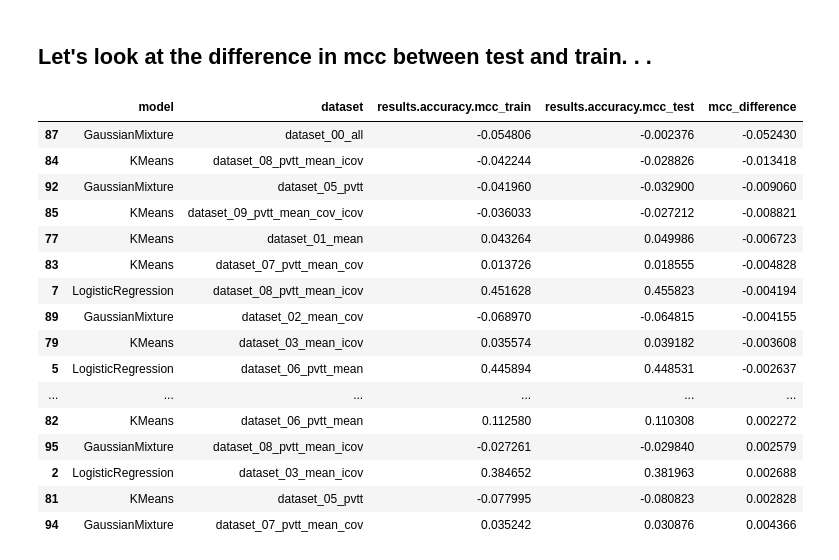
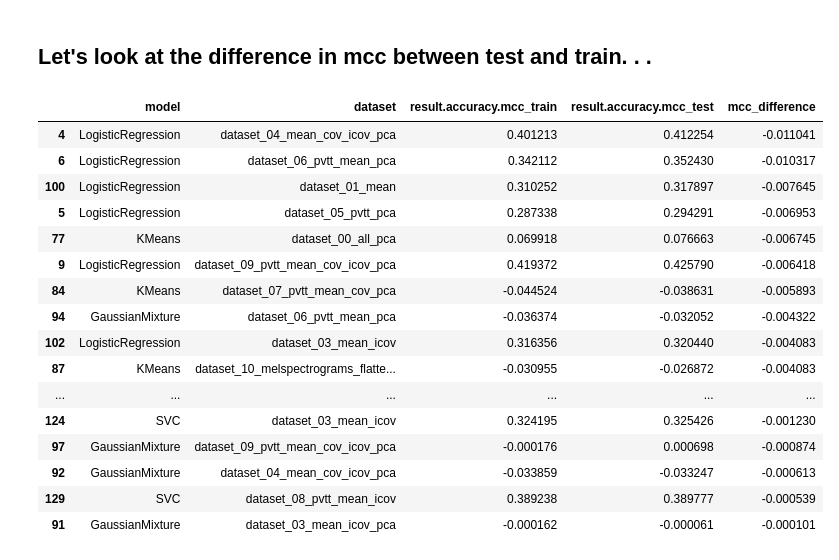
Before and after one commit to RERobbins/mids_w207_music_genre, a Jupyter notebook: member_workspaces/rich/results.ipynb, the cells around one changed output. Drawn from its saved outputs; the diff is of its cells as text; code cells hidden in the pictures.

```diff
--- a/member_workspaces/rich/results.ipynb
+++ b/member_workspaces/rich/results.ipynb
@@ -7,0 +10,2 @@ import pandas as pd
+# %%
+save = results('rich_results.json')
@@ -8,10 +32,4 @@ import pandas as pd
 # %%
-with open("../../member_workspaces/results/rich_results.json") as f:
-    results_dict = json.load(f)
-
-names, results = zip(*results_dict.items())
-df = pd.json_normalize(results)
-df.insert(0, "name", names)
-
+df = save.unnestDataframeLevel(level = 2)
 df
 # %% [output]
@@ -33,12 +48,0 @@ df
-# %%
-df.insert(1, "model", df["name"].str.split("_", n=1, expand=True)[0])
-df.insert(
-    2,
-    "dataset",
-    df["name"]
-    .str.split("_", n=1, expand=True)[1]
-    .str.replace("_train$|_test$", "", regex=True),
-)
-df.insert(3, "phase", df["name"].str.rpartition("_", expand=True)[2])
-
-df
@@ -188,26 +178,26 @@ experiment_df
 # %% [markdown]
 ## Let's look at the difference in mcc between test and train. . .
 # %%
-df = experiment_df.filter(regex="model|dataset|results.accuracy.mcc").copy()
+df = experiment_df.filter(regex="model|dataset|result.accuracy.mcc").copy()
 df["mcc_difference"] = (
-    df["results.accuracy.mcc_train"] - df["results.accuracy.mcc_test"]
+    df["result.accuracy.mcc_train"] - df["result.accuracy.mcc_test"]
 )
 df.sort_values(by=["mcc_difference"])[0:25]
 # %% [output]
-|  | model | dataset | results.accuracy.mcc_train | results.accuracy.mcc_test | mcc_difference |
-| 87 | GaussianMixture | dataset_00_all | -0.054806 | -0.002376 | -0.052430 |
-| 84 | KMeans | dataset_08_pvtt_mean_icov | -0.042244 | -0.028826 | -0.013418 |
-| 92 | GaussianMixture | dataset_05_pvtt | -0.041960 | -0.032900 | -0.009060 |
-| 85 | KMeans | dataset_09_pvtt_mean_cov_icov | -0.036033 | -0.027212 | -0.008821 |
-| 77 | KMeans | dataset_01_mean | 0.043264 | 0.049986 | -0.006723 |
-| 83 | KMeans | dataset_07_pvtt_mean_cov | 0.013726 | 0.018555 | -0.004828 |
-| 7 | LogisticRegression | dataset_08_pvtt_mean_icov | 0.451628 | 0.455823 | -0.004194 |
-| 89 | GaussianMixture | dataset_02_mean_cov | -0.068970 | -0.064815 | -0.004155 |
-| 79 | KMeans | dataset_03_mean_icov | 0.035574 | 0.039182 | -0.003608 |
-| 5 | LogisticRegression | dataset_06_pvtt_mean | 0.445894 | 0.448531 | -0.002637 |
+|  | model | dataset | result.accuracy.mcc_train | result.accuracy.mcc_test | mcc_difference |
+| 4 | LogisticRegression | dataset_04_mean_cov_icov_pca | 0.401213 | 0.412254 | -0.011041 |
+| 6 | LogisticRegression | dataset_06_pvtt_mean_pca | 0.342112 | 0.352430 | -0.010317 |
+| 100 | LogisticRegression | dataset_01_mean | 0.310252 | 0.317897 | -0.007645 |
+| 5 | LogisticRegression | dataset_05_pvtt_pca | 0.287338 | 0.294291 | -0.006953 |
+| 77 | KMeans | dataset_00_all_pca | 0.069918 | 0.076663 | -0.006745 |
+| 9 | LogisticRegression | dataset_09_pvtt_mean_cov_icov_pca | 0.419372 | 0.425790 | -0.006418 |
+| 84 | KMeans | dataset_07_pvtt_mean_cov_pca | -0.044524 | -0.038631 | -0.005893 |
+| 94 | GaussianMixture | dataset_06_pvtt_mean_pca | -0.036374 | -0.032052 | -0.004322 |
+| 102 | LogisticRegression | dataset_03_mean_icov | 0.316356 | 0.320440 | -0.004083 |
+| 87 | KMeans | dataset_10_melspectrograms_flatte... | -0.030955 | -0.026872 | -0.004083 |
 | ... | ... | ... | ... | ... | ... |
-| 82 | KMeans | dataset_06_pvtt_mean | 0.112580 | 0.110308 | 0.002272 |
-| 95 | GaussianMixture | dataset_08_pvtt_mean_icov | -0.027261 | -0.029840 | 0.002579 |
-| 2 | LogisticRegression | dataset_03_mean_icov | 0.384652 | 0.381963 | 0.002688 |
-| 81 | KMeans | dataset_05_pvtt | -0.077995 | -0.080823 | 0.002828 |
-| 94 | GaussianMixture | dataset_07_pvtt_mean_cov | 0.035242 | 0.030876 | 0.004366 |
+| 124 | SVC | dataset_03_mean_icov | 0.324195 | 0.325426 | -0.001230 |
+| 97 | GaussianMixture | dataset_09_pvtt_mean_cov_icov_pca | -0.000176 | 0.000698 | -0.000874 |
+| 92 | GaussianMixture | dataset_04_mean_cov_icov_pca | -0.033859 | -0.033247 | -0.000613 |
+| 129 | SVC | dataset_08_pvtt_mean_icov | 0.389238 | 0.389777 | -0.000539 |
+| 91 | GaussianMixture | dataset_03_mean_icov_pca | -0.000162 | -0.000061 | -0.000101 |
```
Also changed, not shown: parts of 15 cells of this notebook, 4 other files.
